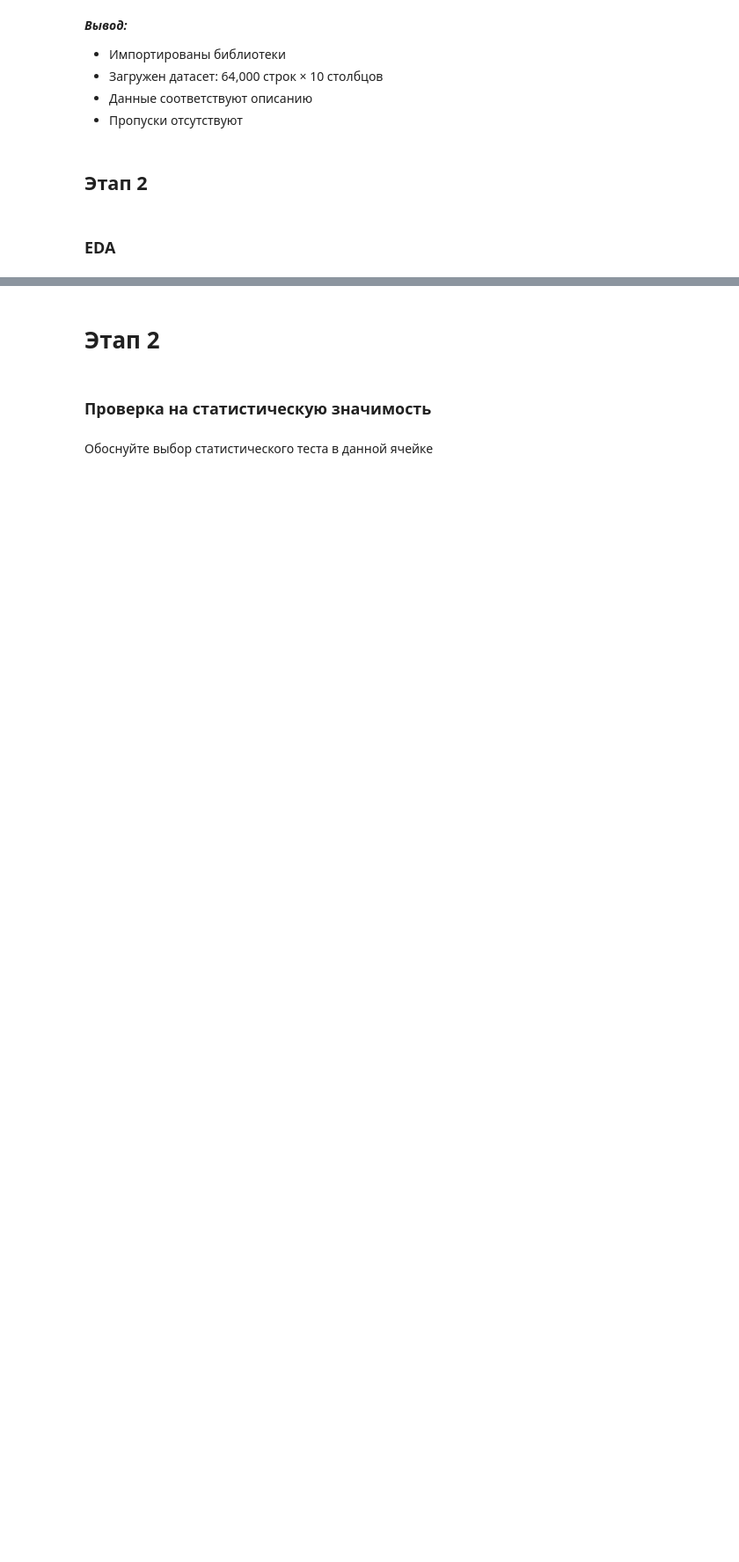
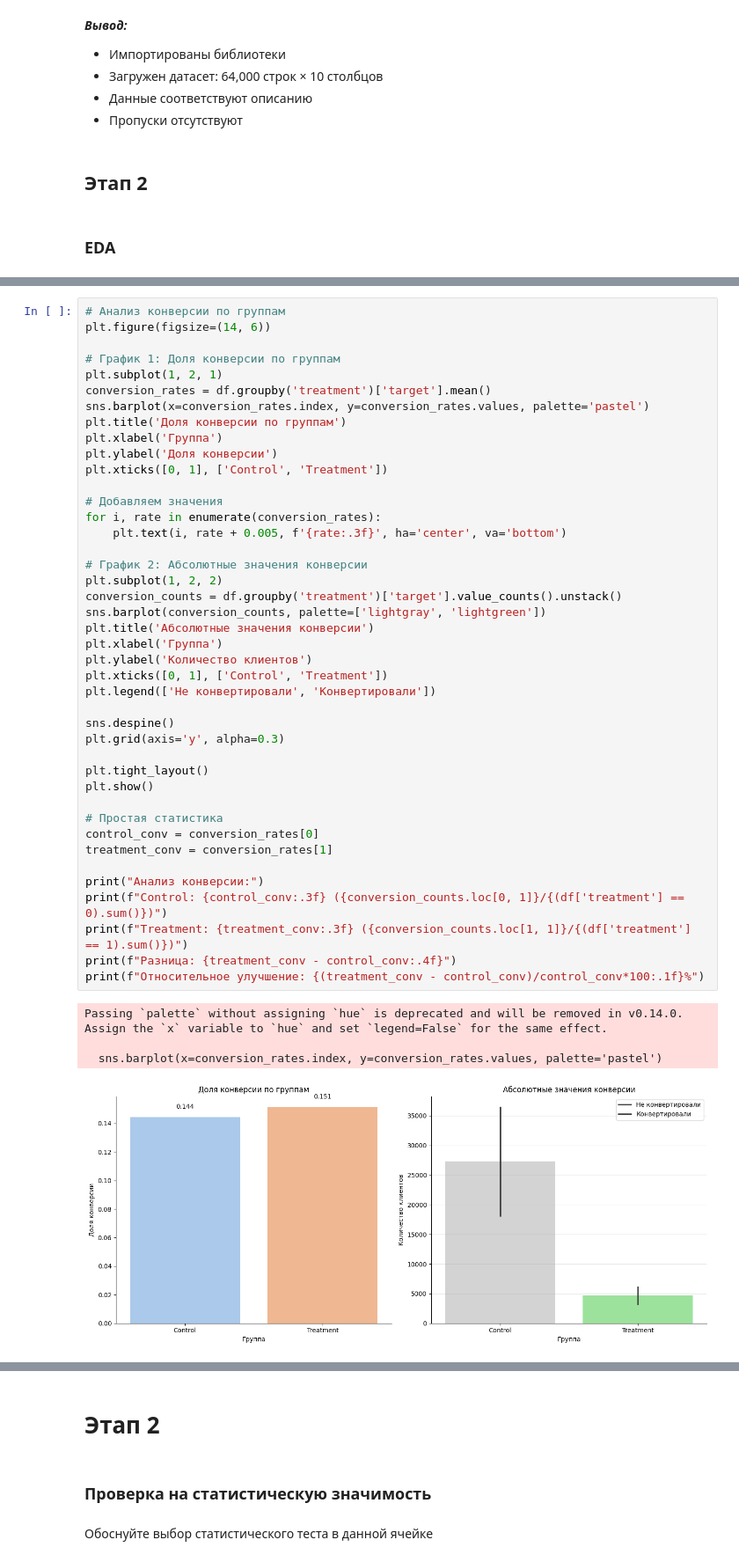
Before and after one commit to ozerge/mle-sprint5-uplift, a Jupyter notebook: project_code/final_project_template.ipynb, the cells around one changed output, grey strips where cells are left out. Shown at 88% size. Cells and saved outputs as stored; diff of their text form; blank space fills up the shorter version.

```diff
--- a/project_code/final_project_template.ipynb
+++ b/project_code/final_project_template.ipynb
@@ -150,0 +194,47 @@ df.info()
+# %%
+# Анализ конверсии по группам
+plt.figure(figsize=(14, 6))
+
+# График 1: Доля конверсии по группам
+plt.subplot(1, 2, 1)
+conversion_rates = df.groupby('treatment')['target'].mean()
+sns.barplot(x=conversion_rates.index, y=conversion_rates.values, palette='pastel')
+plt.title('Доля конверсии по группам')
+plt.xlabel('Группа')
+plt.ylabel('Доля конверсии')
+plt.xticks([0, 1], ['Control', 'Treatment'])
+
+# Добавляем значения
+for i, rate in enumerate(conversion_rates):
+    plt.text(i, rate + 0.005, f'{rate:.3f}', ha='center', va='bottom')
+
+# График 2: Абсолютные значения конверсии
+plt.subplot(1, 2, 2)
+conversion_counts = df.groupby('treatment')['target'].value_counts().unstack()
+sns.barplot(conversion_counts, palette=['lightgray', 'lightgreen'])
+plt.title('Абсолютные значения конверсии')
+plt.xlabel('Группа')
+plt.ylabel('Количество клиентов')
+plt.xticks([0, 1], ['Control', 'Treatment'])
+plt.legend(['Не конвертировали', 'Конвертировали'])
+
+sns.despine()
+plt.grid(axis='y', alpha=0.3)
+
+plt.tight_layout()
+plt.show()
+
+# Простая статистика
+control_conv = conversion_rates[0]
+treatment_conv = conversion_rates[1]
+
+print("Анализ конверсии:")
+print(f"Control: {control_conv:.3f} ({conversion_counts.loc[0, 1]}/{(df['treatment'] == 0).sum()})")
+print(f"Treatment: {treatment_conv:.3f} ({conversion_counts.loc[1, 1]}/{(df['treatment'] == 1).sum()})")
+print(f"Разница: {treatment_conv - control_conv:.4f}")
+print(f"Относительное улучшение: {(treatment_conv - control_conv)/control_conv*100:.1f}%")
+# %% [output]
+Passing `palette` without assigning `hue` is deprecated and will be removed in v0.14.0. Assign the `x` variable to `hue` and set `legend=False` for the same effect.
+
+  sns.barplot(x=conversion_rates.index, y=conversion_rates.values, palette='pastel')
+[figure, added]
```
Also changed, not shown: parts of 14 cells of this notebook.
